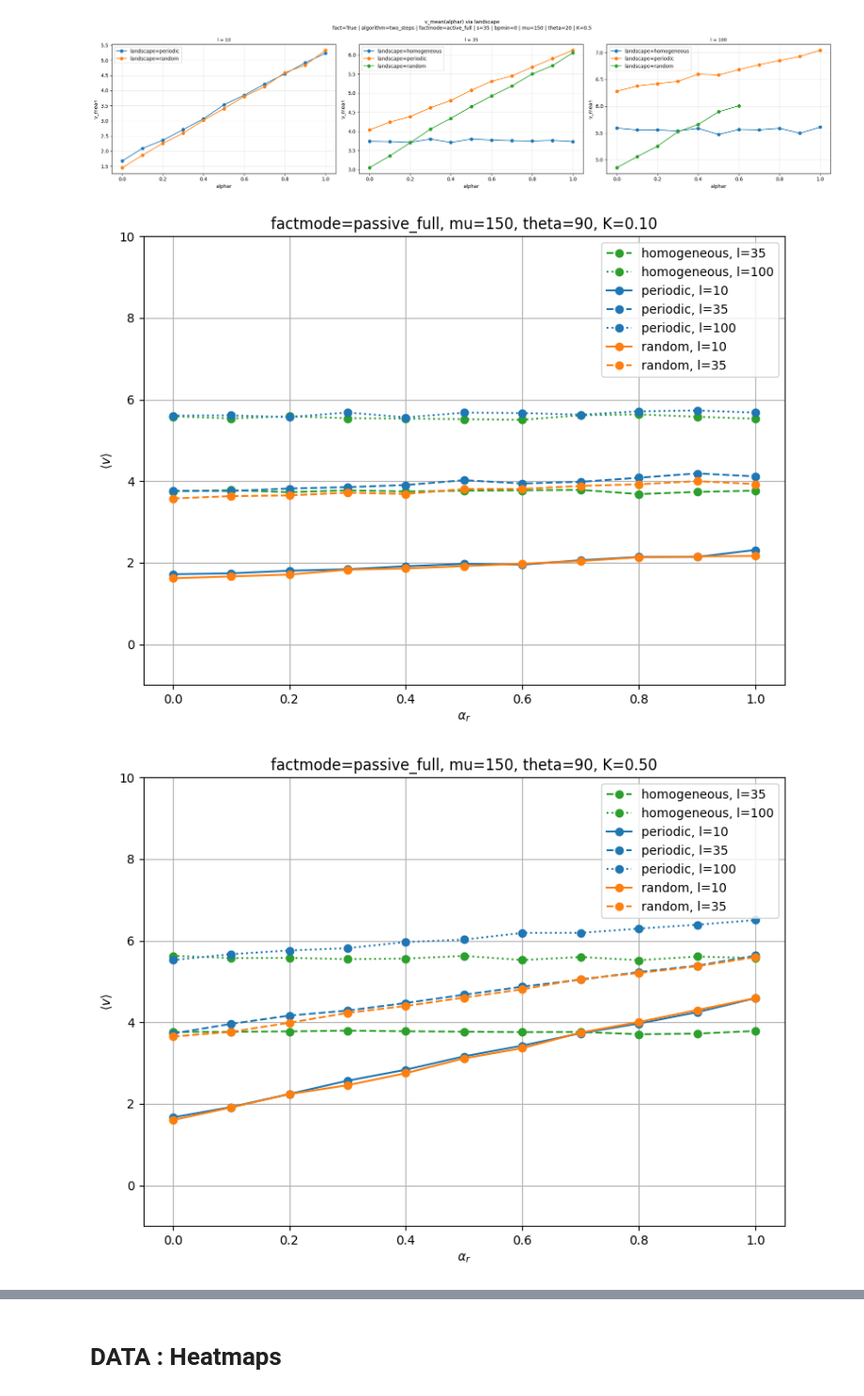
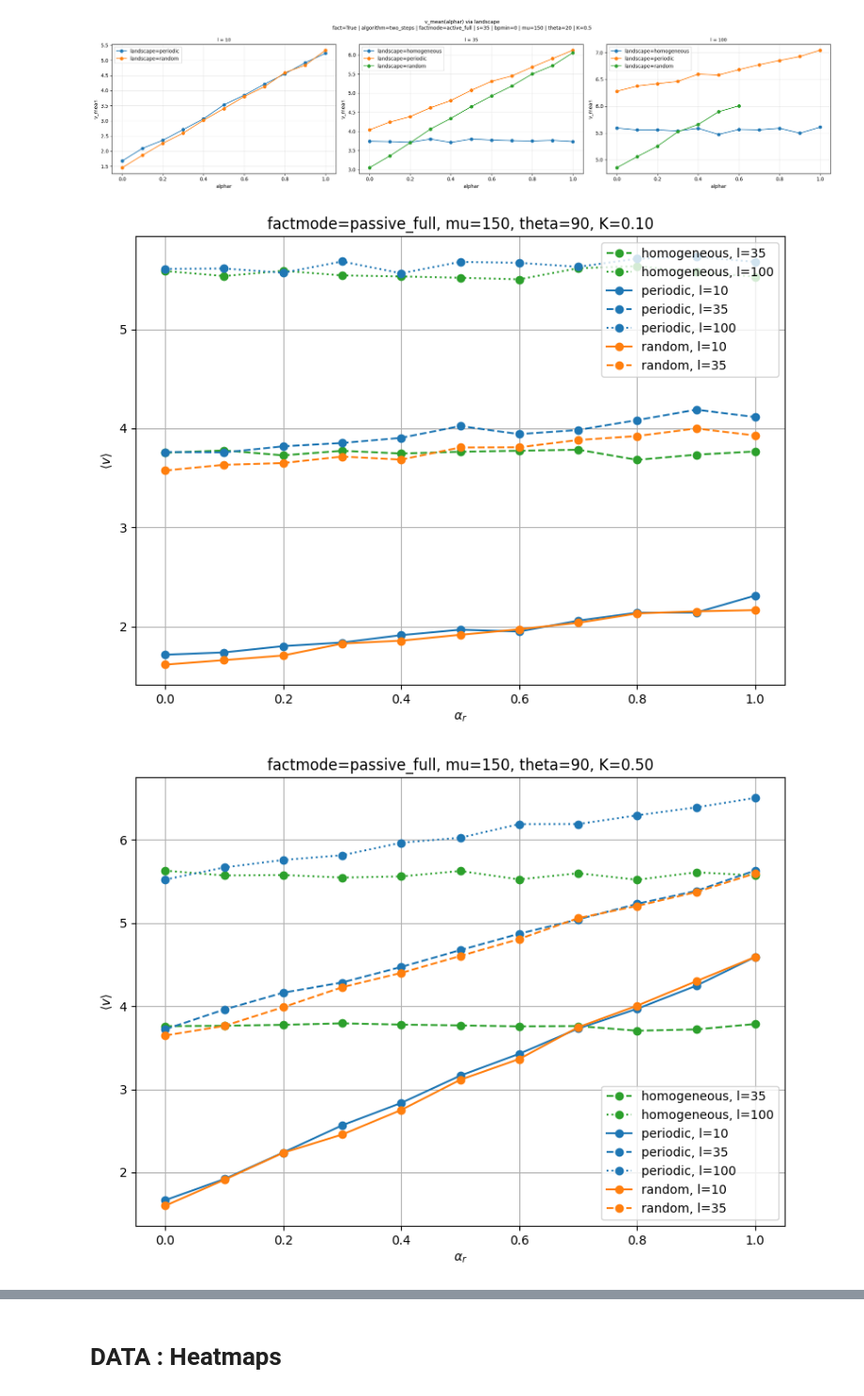
Before and after one commit to npelletbossot/Workspace, a Jupyter notebook: notebooks/work/fact.ipynb, the cells around one changed output, grey strips where cells are left out. Shown at 94% size. Drawn from its saved outputs; the diff is of its cells as text; code cells hidden in the pictures.

```diff
--- a/notebooks/work/fact.ipynb
+++ b/notebooks/work/fact.ipynb
@@ -371,45 +353,46 @@ linestyles = {
     ls_sorted[2]: ":",
 }
 
-def plot_vmean_vs_alphar(df_all, factmode, K, title):
+def plot_vmean_vs_alphar(df_all, value, factmode, K, title):
     plt.figure(figsize=(8, 6))
     plt.title(title)
 
     for landscape, l in product(landscapes, ls):
         df_data = df_all.filter(
             (pl.col("factmode")  == factmode) &
             (pl.col("landscape") == landscape) &
             (pl.col("l")         == l)         &
             (pl.col("mu")        == mu) &
             (pl.col("theta")     == theta) &
             (pl.col("K").is_close(K))
         )
         if df_data.height == 0:
             continue
 
-        alphar = df_data["alphar"].to_numpy()
-        v_mean = df_data["v_mean"].to_numpy()
+        alphar  = df_data["alphar"].to_numpy()
+        to_plot = df_data[value].to_numpy()
 
         plt.plot(
-            alphar, v_mean,
+            alphar, to_plot,
             color     = landscape_colors[landscape],
             linestyle = linestyles[l],
             marker    = "o",
             label     = f"{landscape}, l={l}",
         )
 
     plt.xlabel(r"$\alpha_r$")
     plt.ylabel(r"$\langle v \rangle$")
-    plt.ylim([-1, 10])
+    # plt.ylim([-1, 10])
     plt.grid(True)
     plt.legend(frameon=True)
     plt.tight_layout()
     plt.show()
 
+value = "v_mean"
 factmode = "passive_full"
-plot_vmean_vs_alphar(df_all, factmode, K=0.10, title=f"factmode={factmode}, mu={mu}, theta={theta}, K=0.10")
-plot_vmean_vs_alphar(df_all, factmode, K=0.50, title=f"factmode={factmode}, mu={mu}, theta={theta}, K=0.50")
-plot_vmean_vs_alphar(df_all, factmode, K=0.90, title=f"factmode={factmode}, mu={mu}, theta={theta}, K=0.90")
+plot_vmean_vs_alphar(df_all, value=value, factmode=factmode, K=0.10, title=f"factmode={factmode}, mu={mu}, theta={theta}, K=0.10")
+plot_vmean_vs_alphar(df_all, value=value, factmode=factmode, K=0.50, title=f"factmode={factmode}, mu={mu}, theta={theta}, K=0.50")
+plot_vmean_vs_alphar(df_all, value=value, factmode=factmode, K=0.90, title=f"factmode={factmode}, mu={mu}, theta={theta}, K=0.90")
 # %% [output]
-[figure, old version]
+[figure, new version]
-[figure, old version]
+[figure, new version]
```
Also changed, not shown: parts of 8 cells of this notebook, 1 other file.
